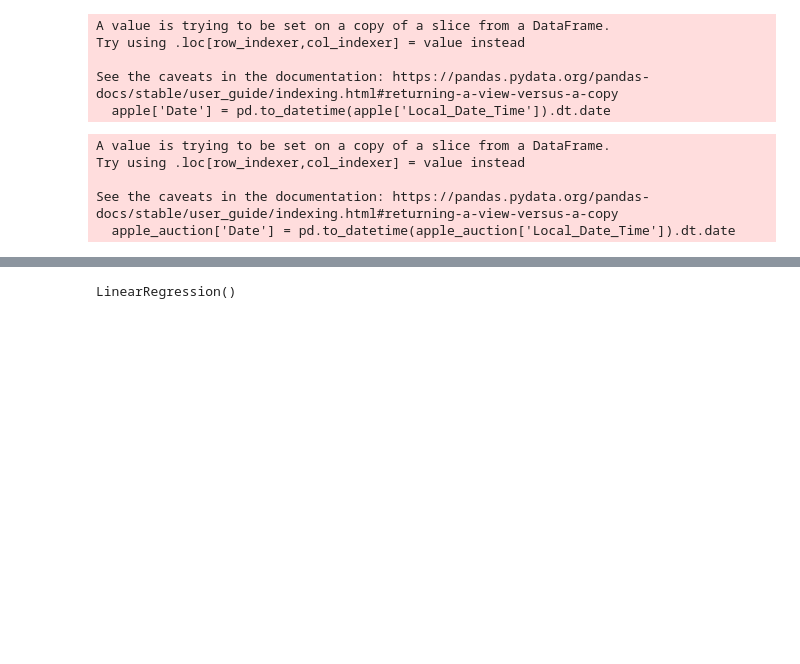
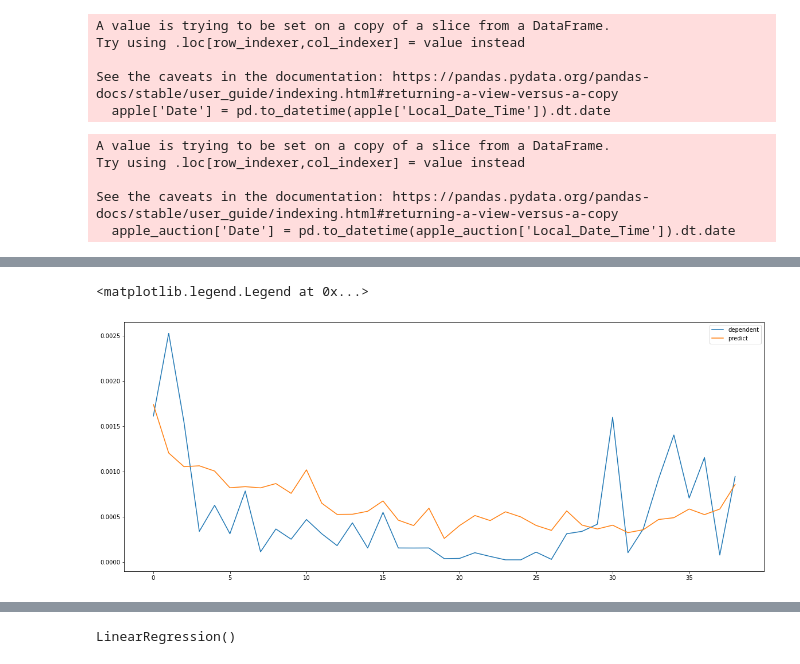
Before and after one commit to matthew-lim/Vanguard-Volatility-Project, a Jupyter notebook: Report 2 - V2.ipynb, the cells around one changed output, grey strips where cells are left out. Saved outputs shown, nothing was run; the diff lists cells and outputs as text; code cells hidden in the pictures; blank space fills up the shorter version.

```diff
--- a/Report 2 - V2.ipynb
+++ b/Report 2 - V2.ipynb
@@ -300,3 +393,14 @@ ax.legend()
+# %%
+n=230
+result_qqq = fourier_qqq.predict(avg_20day_volatility_qqq[n])
+
+fig, ax = plt.subplots(1, 1, figsize=(20, 8))
+ax.plot(stocks_qqq.T[n], label="dependent")
+ax.plot(result_qqq, label="predict")
+ax.legend()
+# %% [output]
+<matplotlib.legend.Legend at 0x...>
+[figure, added]
 # %%
 results = [None for i in range(20)]
 for vol in avg_20day_volatility:
```
Also changed, not shown: parts of 25 cells of this notebook.
